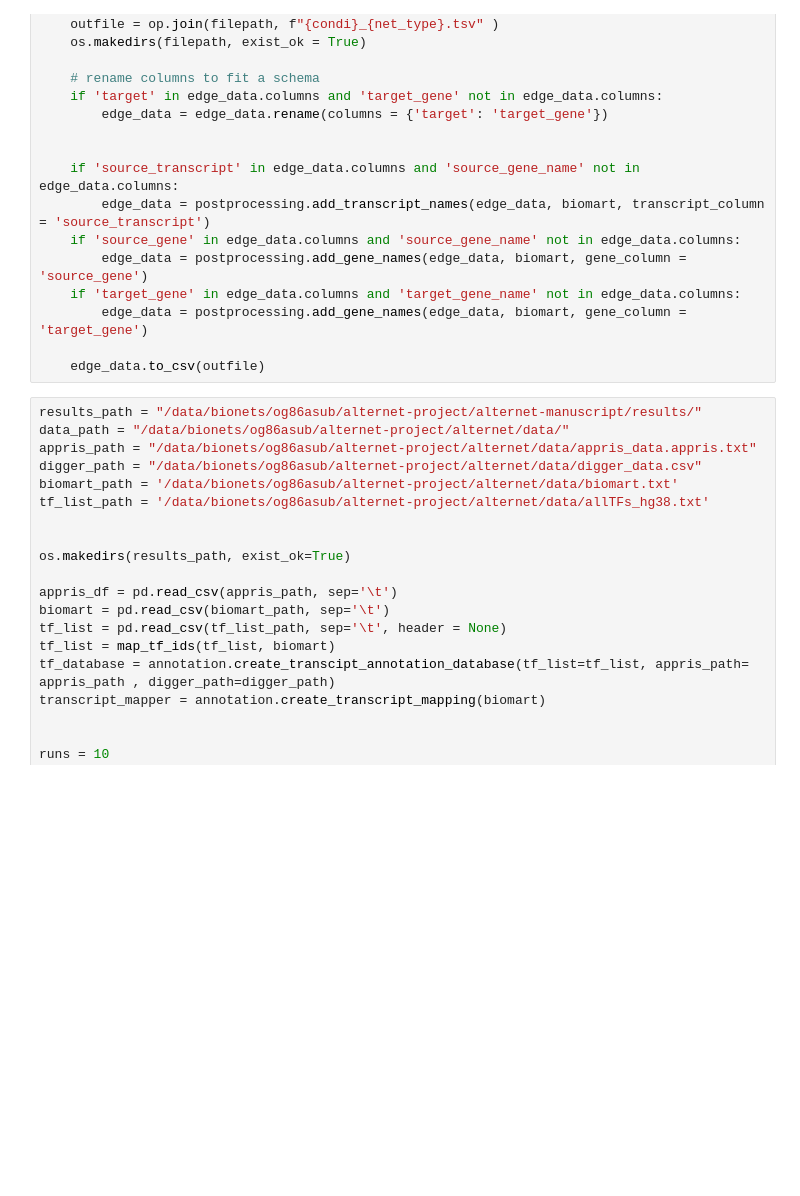
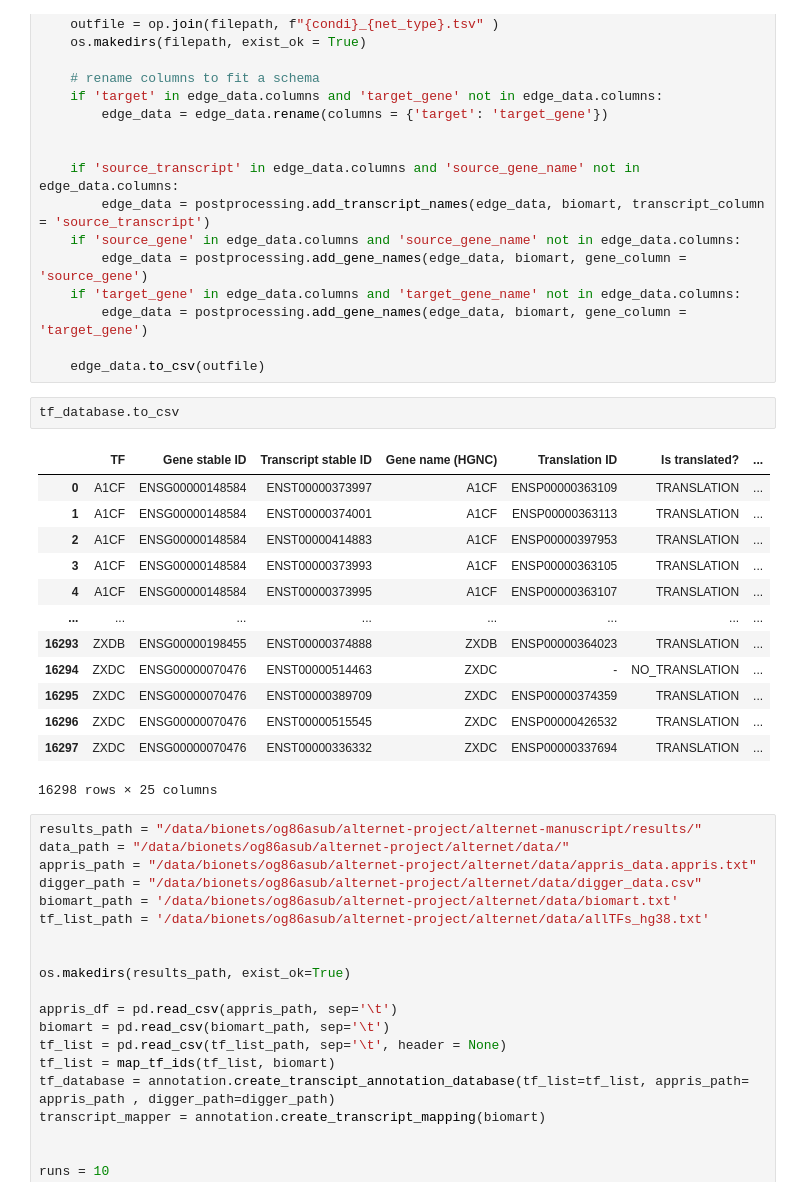
Before and after one commit to matthewdbradley/alternet_fork, a Jupyter notebook: src/alternet/tutorials/alternet_tutorial.ipynb, the cells around one changed output. Drawn from its saved outputs; the diff is of its cells as text; blank space fills up the shorter version.

```diff
--- a/src/alternet/tutorials/alternet_tutorial.ipynb
+++ b/src/alternet/tutorials/alternet_tutorial.ipynb
@@ -41,6 +41,22 @@ def add_gene_names_and_save(edge_data, condi, net_type, filepath):
         edge_data = postprocessing.add_gene_names(edge_data, biomart, gene_column = 'target_gene')
 
     edge_data.to_csv(outfile)
+# %%
+tf_database.to_csv
+# %% [output]
+|  | TF | Gene stable ID | Transcript stable ID | Gene name (HGNC) | Translation ID | Is translated? | ... |
+| 0 | A1CF | ENSG00000148584 | ENST00000373997 | A1CF | ENSP00000363109 | TRANSLATION | ... |
+| 1 | A1CF | ENSG00000148584 | ENST00000374001 | A1CF | ENSP00000363113 | TRANSLATION | ... |
+| 2 | A1CF | ENSG00000148584 | ENST00000414883 | A1CF | ENSP00000397953 | TRANSLATION | ... |
+| 3 | A1CF | ENSG00000148584 | ENST00000373993 | A1CF | ENSP00000363105 | TRANSLATION | ... |
+| 4 | A1CF | ENSG00000148584 | ENST00000373995 | A1CF | ENSP00000363107 | TRANSLATION | ... |
+| ... | ... | ... | ... | ... | ... | ... | ... |
+| 16293 | ZXDB | ENSG00000198455 | ENST00000374888 | ZXDB | ENSP00000364023 | TRANSLATION | ... |
+| 16294 | ZXDC | ENSG00000070476 | ENST00000514463 | ZXDC | - | NO_TRANSLATION | ... |
+| 16295 | ZXDC | ENSG00000070476 | ENST00000389709 | ZXDC | ENSP00000374359 | TRANSLATION | ... |
+| 16296 | ZXDC | ENSG00000070476 | ENST00000515545 | ZXDC | ENSP00000426532 | TRANSLATION | ... |
+| 16297 | ZXDC | ENSG00000070476 | ENST00000336332 | ZXDC | ENSP00000337694 | TRANSLATION | ... |
+16298 rows × 25 columns
 # %%
 results_path = "/data/bionets/og86asub/alternet-project/alternet-manuscript/results/"
 data_path = "/data/bionets/og86asub/alternet-project/alternet/data/"
```
Also changed, not shown: parts of 22 cells of this notebook, 2 other files.
